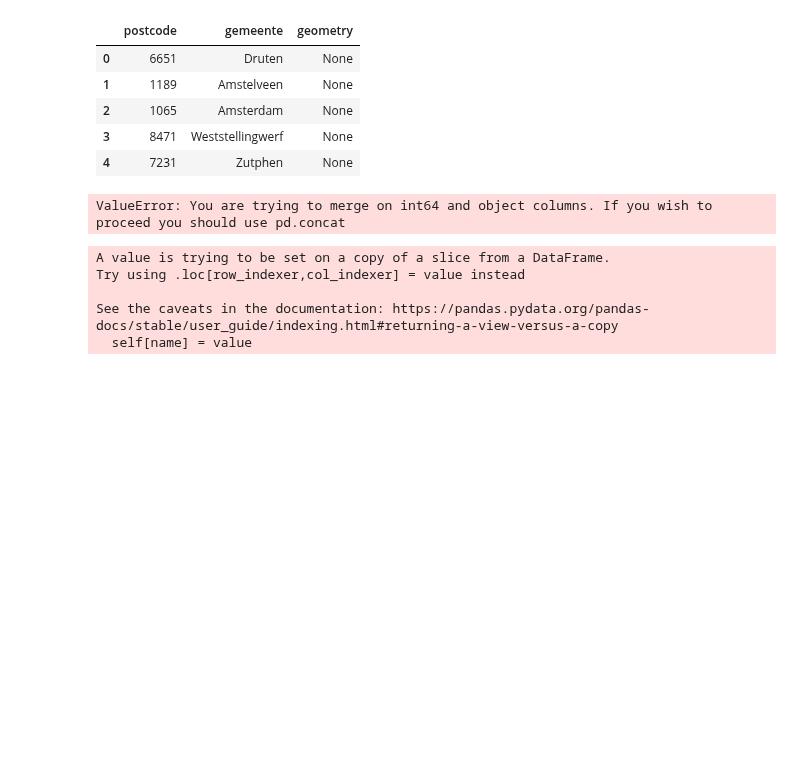
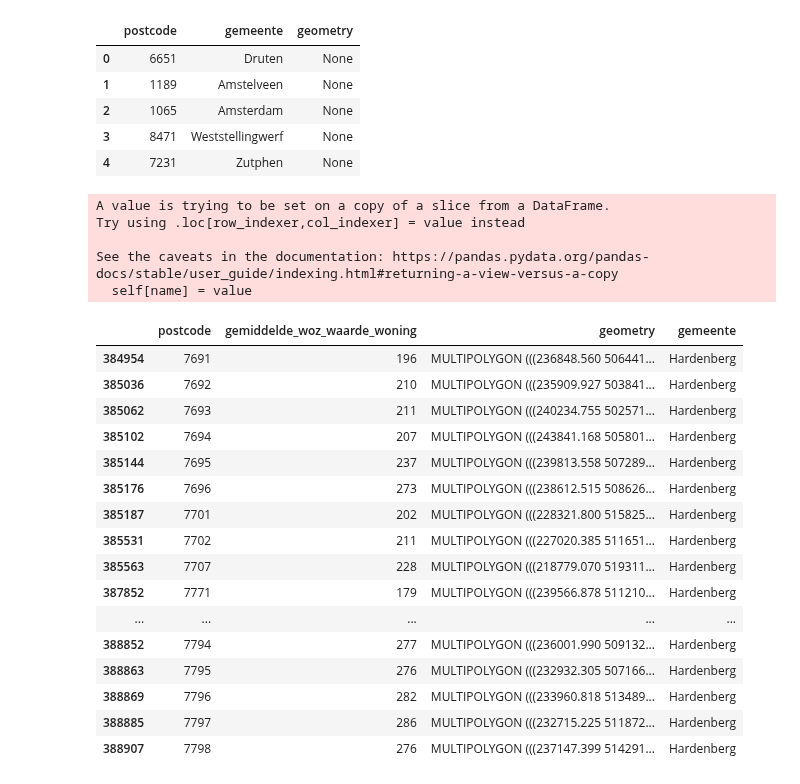
Before and after one commit to BramblePie/FlaskReact, a Jupyter notebook: flask-backend/Huisprijzen.ipynb, the cells around one changed output. Saved outputs shown, nothing was run; the diff lists cells and outputs as text; code cells hidden in the pictures; blank space fills up the shorter version.

```diff
--- a/flask-backend/Huisprijzen.ipynb
+++ b/flask-backend/Huisprijzen.ipynb
@@ -60,9 +60,8 @@ postcode.head()
 | 3 | 8471 | Weststellingwerf | None |
 | 4 | 7231 | Zutphen | None |
 # %%
+postcode = postcode[['postcode','gemeente']]
 # data4 = pd.merge(data2, postcode,left_on='postcode',right_on='PostcodeNummers')
-# %% [output]
-ValueError: You are trying to merge on int64 and object columns. If you wish to proceed you should use pd.concat
 # %%
 
 data2.postcode = data2.postcode.astype(int)
@@ -79,0 +83,20 @@ ok.to_csv('data/link/dataset.csv')
+# %%
+gemdata
+# %% [output]
+|  | postcode | gemiddelde_woz_waarde_woning | geometry | gemeente |
+| 384954 | 7691 | 196 | MULTIPOLYGON (((236848.560 506441... | Hardenberg |
+| 385036 | 7692 | 210 | MULTIPOLYGON (((235909.927 503841... | Hardenberg |
+| 385062 | 7693 | 211 | MULTIPOLYGON (((240234.755 502571... | Hardenberg |
+| 385102 | 7694 | 207 | MULTIPOLYGON (((243841.168 505801... | Hardenberg |
+| 385144 | 7695 | 237 | MULTIPOLYGON (((239813.558 507289... | Hardenberg |
+| 385176 | 7696 | 273 | MULTIPOLYGON (((238612.515 508626... | Hardenberg |
+| 385187 | 7701 | 202 | MULTIPOLYGON (((228321.800 515825... | Hardenberg |
+| 385531 | 7702 | 211 | MULTIPOLYGON (((227020.385 511651... | Hardenberg |
+| 385563 | 7707 | 228 | MULTIPOLYGON (((218779.070 519311... | Hardenberg |
+| 387852 | 7771 | 179 | MULTIPOLYGON (((239566.878 511210... | Hardenberg |
+| ... | ... | ... | ... | ... |
+| 388852 | 7794 | 277 | MULTIPOLYGON (((236001.990 509132... | Hardenberg |
+| 388863 | 7795 | 276 | MULTIPOLYGON (((232932.305 507166... | Hardenberg |
+| 388869 | 7796 | 282 | MULTIPOLYGON (((233960.818 513489... | Hardenberg |
+| 388885 | 7797 | 286 | MULTIPOLYGON (((232715.225 511872... | Hardenberg |
+| 388907 | 7798 | 276 | MULTIPOLYGON (((237147.399 514291... | Hardenberg |
```
Also changed, not shown: parts of 6 cells of this notebook, 1 other file.
